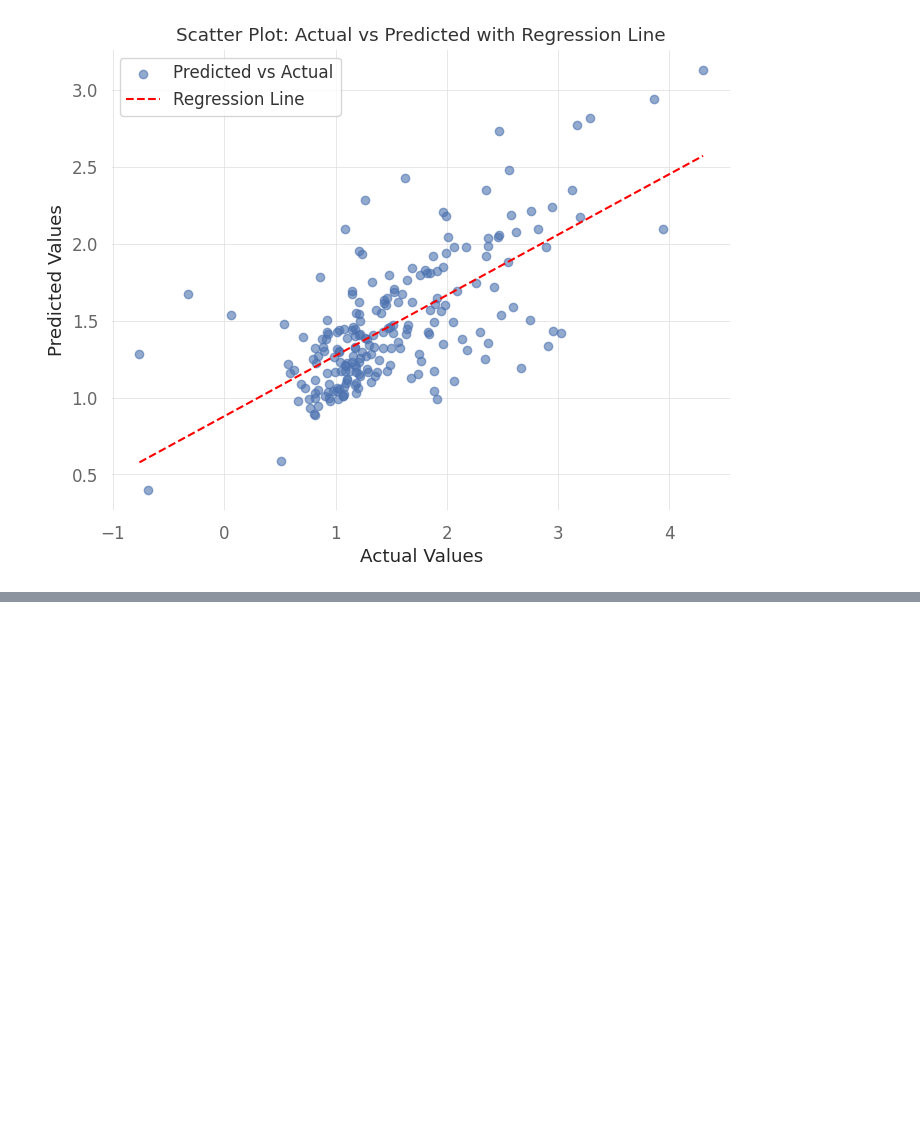
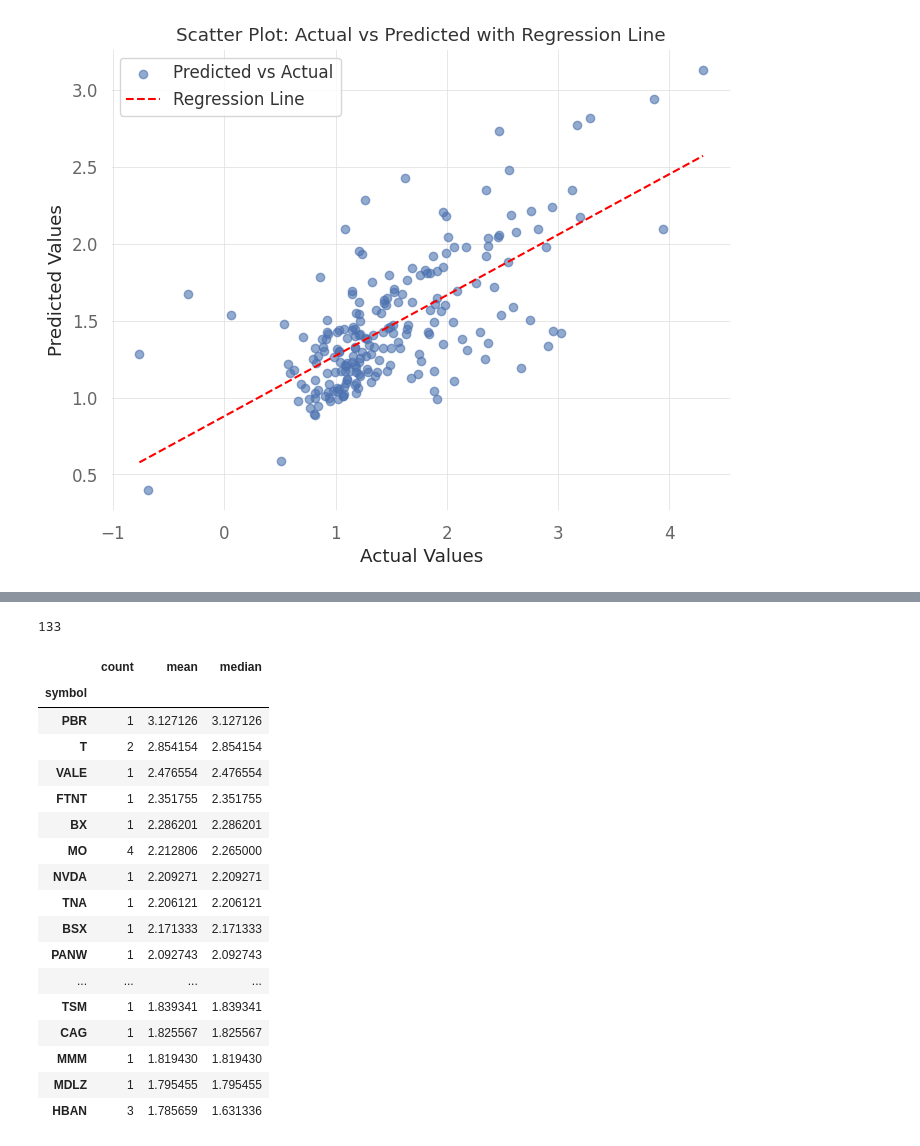
Before and after one commit to jklen/cataclysmic_alpha, a Jupyter notebook: experiment_notebooks/hhhl_ml1_backtest_analysis.ipynb, the cells around one changed output, grey strips where cells are left out. Drawn from its saved outputs; the diff is of its cells as text; code cells hidden in the pictures; blank space fills up the shorter version.

```diff
--- a/experiment_notebooks/hhhl_ml1_backtest_analysis.ipynb
+++ b/experiment_notebooks/hhhl_ml1_backtest_analysis.ipynb
@@ -1399,0 +1468,4 @@ plt.show()
+# %%
+df_pf_symbols = pd.concat([df.loc[y_test.index,'symbol'], y_test, pd.Series(y_pred, index = y_test.index, name = 'test_pred')],
+                          axis = 1)
+df_pf_symbols
@@ -1399,0 +1486,28 @@ plt.show()
+# %%
+df_pf_symbols['symbol'].nunique()
+# %% [output]
+133
+# %%
+df_pf_symbols.groupby(by = 'symbol')['test_pred']\
+    .agg(['count', 'mean', 'median'])\
+    .sort_values(by = 'mean', ascending = False)\
+    .head(25)
+# %% [output]
+|  | count | mean | median |
+| symbol |  |  |  |
+| PBR | 1 | 3.127126 | 3.127126 |
+| T | 2 | 2.854154 | 2.854154 |
+| VALE | 1 | 2.476554 | 2.476554 |
+| FTNT | 1 | 2.351755 | 2.351755 |
+| BX | 1 | 2.286201 | 2.286201 |
+| MO | 4 | 2.212806 | 2.265000 |
+| NVDA | 1 | 2.209271 | 2.209271 |
+| TNA | 1 | 2.206121 | 2.206121 |
+| BSX | 1 | 2.171333 | 2.171333 |
+| PANW | 1 | 2.092743 | 2.092743 |
+| ... | ... | ... | ... |
+| TSM | 1 | 1.839341 | 1.839341 |
+| CAG | 1 | 1.825567 | 1.825567 |
+| MMM | 1 | 1.819430 | 1.819430 |
+| MDLZ | 1 | 1.795455 | 1.795455 |
+| HBAN | 3 | 1.785659 | 1.631336 |
```
Also changed, not shown: parts of 9 cells of this notebook, 16 other files.
